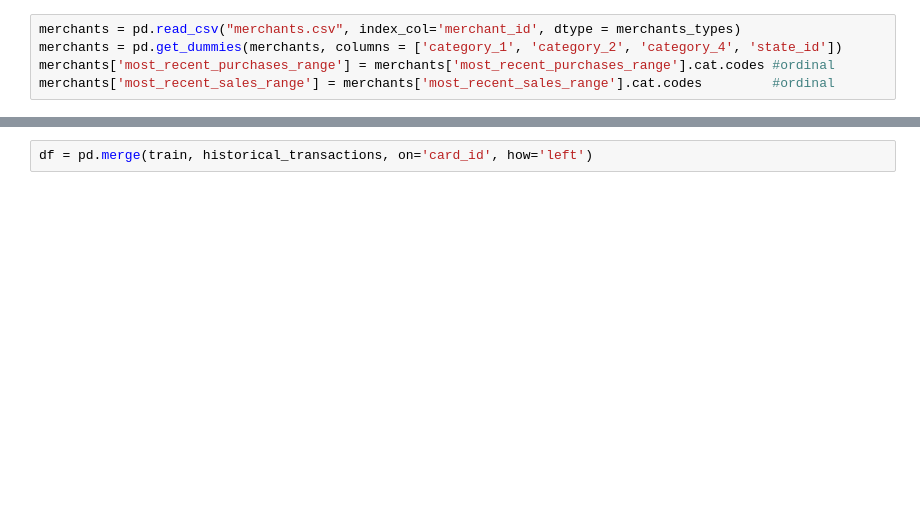
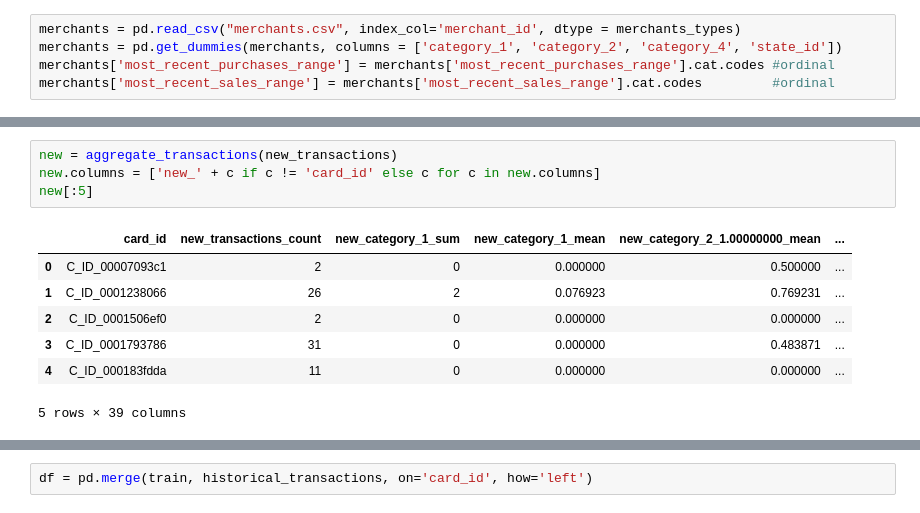
Before and after one commit to mgrzegorz/first, a Jupyter notebook: kaggle_project_1.ipynb, the cells around one changed output, grey strips where cells are left out. Saved outputs shown, nothing was run; the diff lists cells and outputs as text; blank space fills up the shorter version.

```diff
--- a/kaggle_project_1.ipynb
+++ b/kaggle_project_1.ipynb
@@ -138,0 +308,12 @@ merchants['most_recent_sales_range'] = merchants['most_recent_sales_range'].cat.
+# %%
+new = aggregate_transactions(new_transactions)
+new.columns = ['new_' + c if c != 'card_id' else c for c in new.columns]
+new[:5]
+# %% [output]
+|  | card_id | new_transactions_count | new_category_1_sum | new_category_1_mean | new_category_2_1.00000000_mean | ... |
+| 0 | C_ID_00007093c1 | 2 | 0 | 0.000000 | 0.500000 | ... |
+| 1 | C_ID_0001238066 | 26 | 2 | 0.076923 | 0.769231 | ... |
+| 2 | C_ID_0001506ef0 | 2 | 0 | 0.000000 | 0.000000 | ... |
+| 3 | C_ID_0001793786 | 31 | 0 | 0.000000 | 0.483871 | ... |
+| 4 | C_ID_000183fdda | 11 | 0 | 0.000000 | 0.000000 | ... |
+5 rows × 39 columns
```
Also changed, not shown: parts of 34 cells of this notebook.
